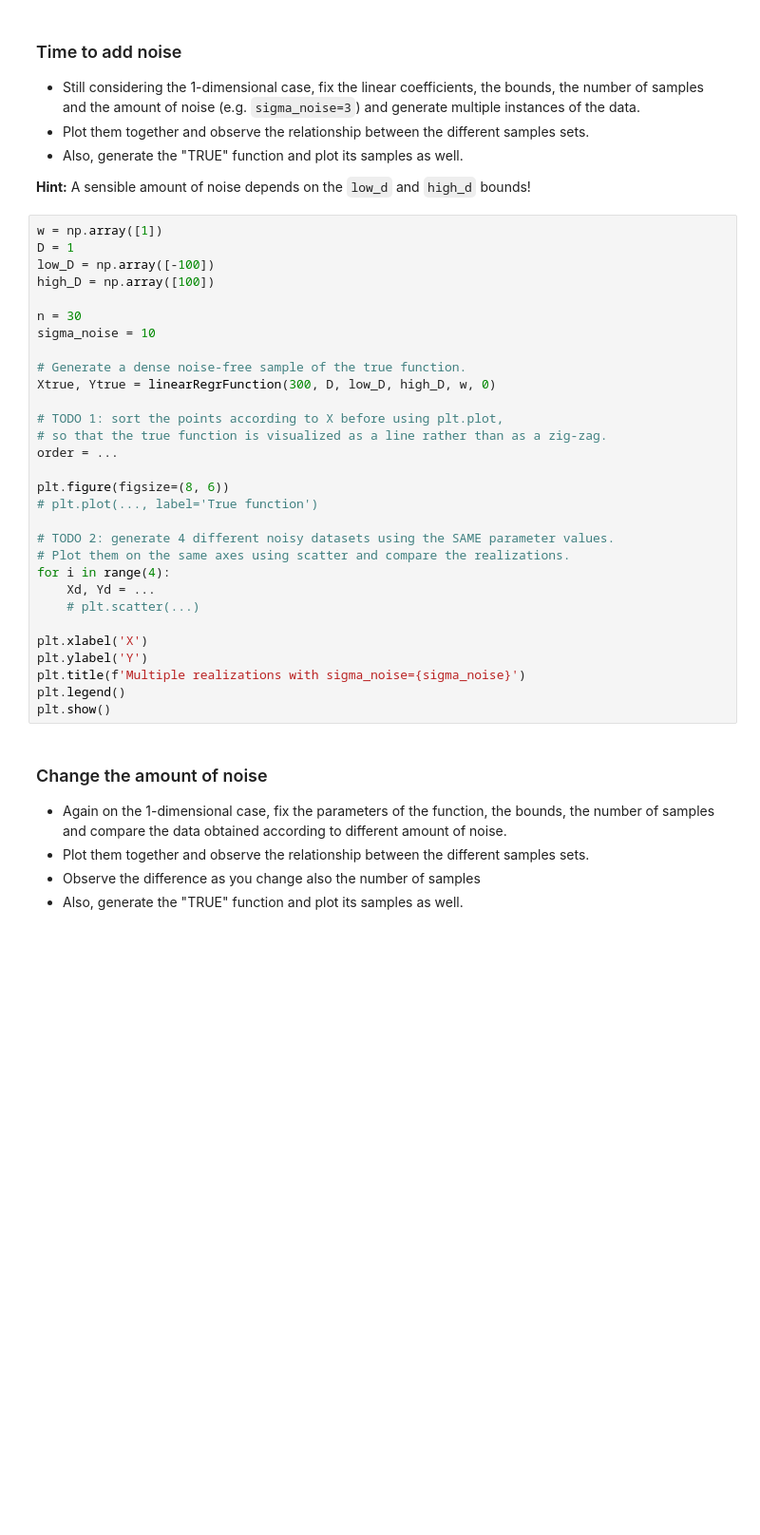
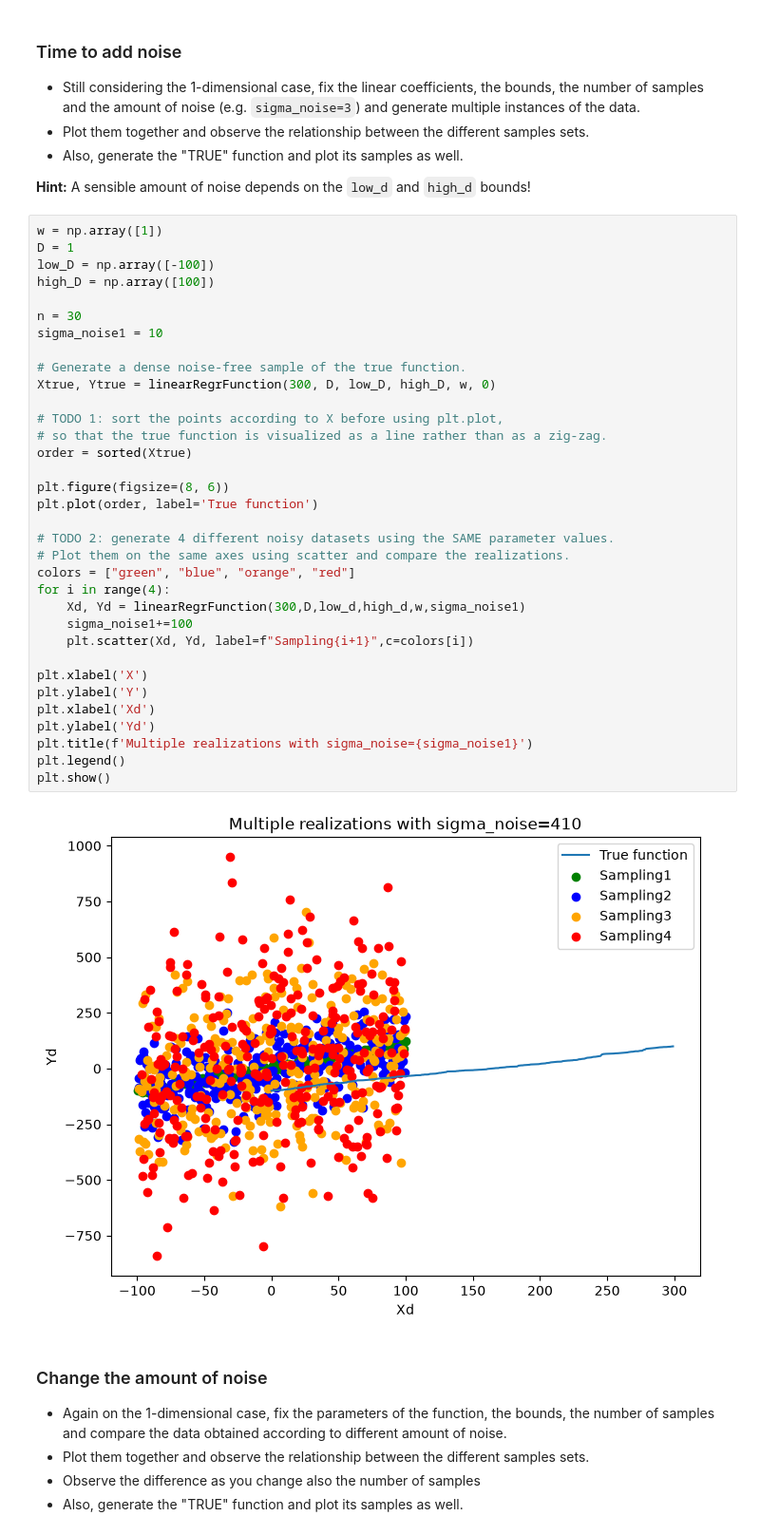
Before and after one commit to GulimSagi/CM_DAAI, a Jupyter notebook: 00_DataGeneration.ipynb, the cells around one changed output. Shown at 95% size. Cells and saved outputs as stored; diff of their text form; blank space fills up the shorter version.

```diff
--- a/00_DataGeneration.ipynb
+++ b/00_DataGeneration.ipynb
@@ -91,33 +100,39 @@ plt.show()
 # %%
 w = np.array([1])
 D = 1
 low_D = np.array([-100])
 high_D = np.array([100])
 
 n = 30
-sigma_noise = 10
+sigma_noise1 = 10
 
 # Generate a dense noise-free sample of the true function.
 Xtrue, Ytrue = linearRegrFunction(300, D, low_D, high_D, w, 0)
 
 # TODO 1: sort the points according to X before using plt.plot,
 # so that the true function is visualized as a line rather than as a zig-zag.
-order = ...
+order = sorted(Xtrue)
 
 plt.figure(figsize=(8, 6))
-# plt.plot(..., label='True function')
+plt.plot(order, label='True function')
 
 # TODO 2: generate 4 different noisy datasets using the SAME parameter values.
 # Plot them on the same axes using scatter and compare the realizations.
+colors = ["green", "blue", "orange", "red"]
 for i in range(4):
-    Xd, Yd = ...
-    # plt.scatter(...)
+    Xd, Yd = linearRegrFunction(300,D,low_d,high_d,w,sigma_noise1)
+    sigma_noise1+=100
+    plt.scatter(Xd, Yd, label=f"Sampling{i+1}",c=colors[i])
 
 plt.xlabel('X')
 plt.ylabel('Y')
-plt.title(f'Multiple realizations with sigma_noise={sigma_noise}')
+plt.xlabel('Xd')
+plt.ylabel('Yd')
+plt.title(f'Multiple realizations with sigma_noise={sigma_noise1}')
 plt.legend()
 plt.show()
+# %% [output]
+[figure, added]
 # %% [markdown]
 ### Change the amount of noise
 
```
Also changed, not shown: parts of 3 cells of this notebook.
